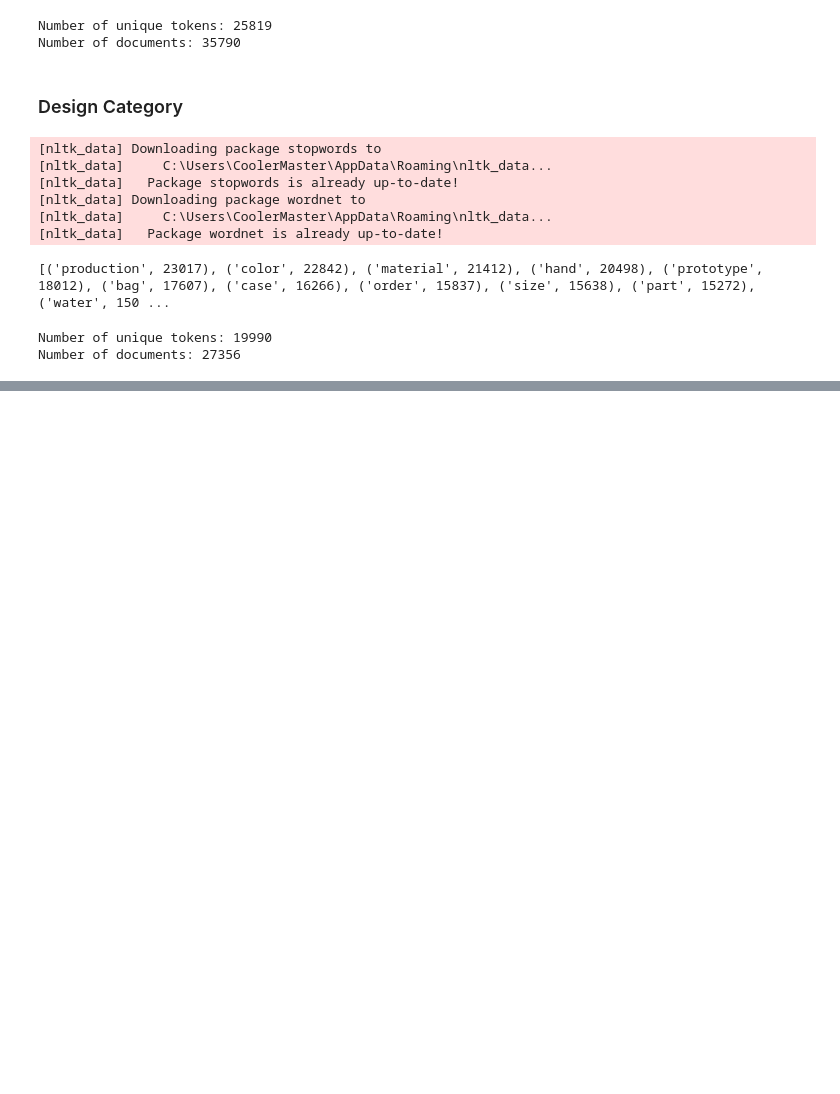
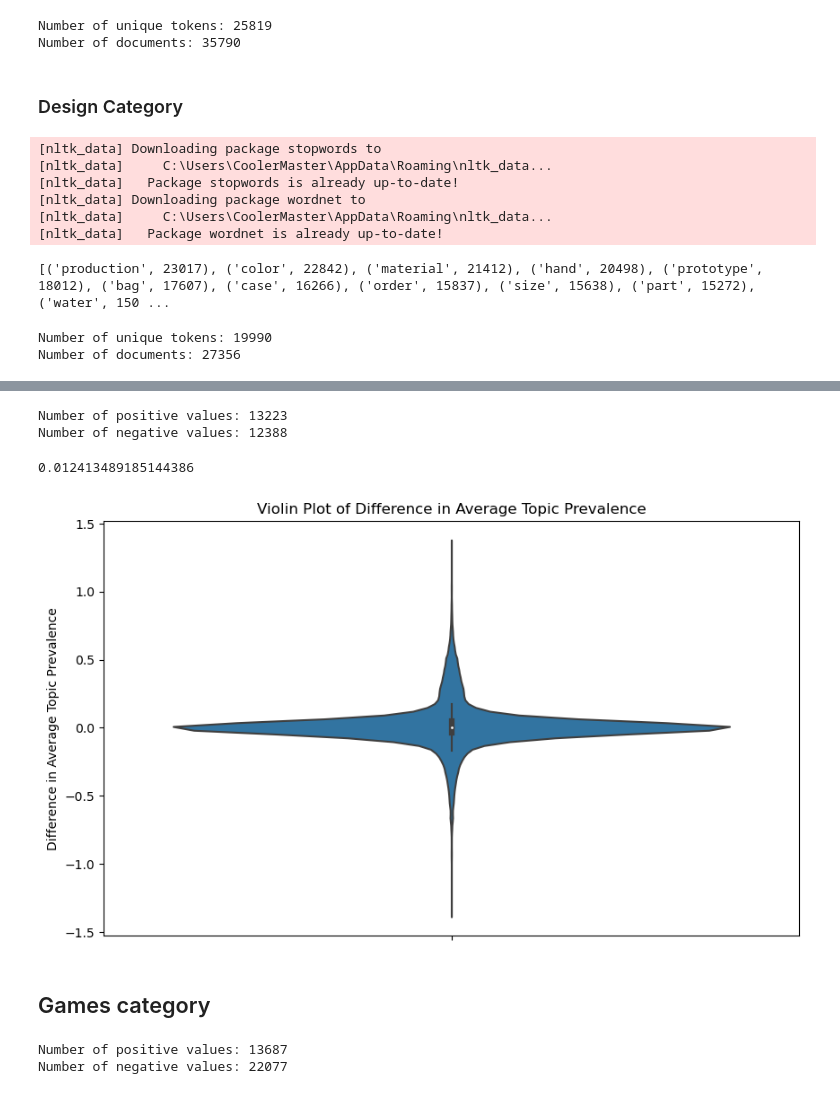
Before and after one commit to Hans-Onneken/Bachelorthesis, a Jupyter notebook: LDA_Kickstarter.ipynb, the cells around one changed output, grey strips where cells are left out. Cells and saved outputs as stored; diff of their text form; code cells hidden in the pictures; blank space fills up the shorter version.

```diff
--- a/LDA_Kickstarter.ipynb
+++ b/LDA_Kickstarter.ipynb
@@ -20,4 +26,4 @@ tqdm.pandas()
 # %%
 #from google.colab import drive
 #drive.mount('/content/drive')
-df_lda_kickstarter = pd.read_csv('../kickstarter_cleaned.csv')
+df_lda_kickstarter = pd.read_csv('../kickstarter_cleaned_BERTPPL_Readability.csv')
@@ -115,4 +542,4 @@ def get_top_descriptions(model, df, corpus, chosen_topic, n):
 # LDA
 # %%
 # Remove the columns
-df_lda_kickstarter.drop(df_lda_kickstarter.columns.difference(['project_description', 'project_category_id', 'project_parent_category_id', 'project_state']), axis=1,inplace=True)
+df_lda_kickstarter.drop(df_lda_kickstarter.columns.difference(['project_description', 'project_category_id', 'project_parent_category_id', 'project_state', 'project_launched_at']), axis=1,inplace=True)
@@ -396,0 +863,2 @@ pyLDAvis.save_html(vis, '../LDA/design/vis/100_final.html')
+# %%
+df_lda_kickstarter_technology["year"] = pd.to_datetime(df_lda_kickstarter_technology['project_launched_at']).dt.strftime('%Y')
@@ -396,0 +935,32 @@ pyLDAvis.save_html(vis, '../LDA/design/vis/100_final.html')
+# %%
+df_lda_kickstarter_technology['difference_average_topic_prevalence'] = df_lda_kickstarter_technology['difference_average_topic_prevalence'] * 100
+# %%
+# Count of positive values
+positive_count = (df_lda_kickstarter_technology['difference_average_topic_prevalence'] > 0).sum()
+
+# Count of negative values
+negative_count = (df_lda_kickstarter_technology['difference_average_topic_prevalence'] < 0).sum()
+
+print(f'Number of positive values: {positive_count}')
+print(f'Number of negative values: {negative_count}')
+# %% [output]
+Number of positive values: 13223
+Number of negative values: 12388
+# %%
+print(df_lda_kickstarter_technology['difference_average_topic_prevalence'].mean())
+# %% [output]
+0.012413489185144386
+# %%
+import seaborn as sns
+import matplotlib.pyplot as plt
+
+# Create a violin plot for the 'difference_average_topic_prevalence' variable
+plt.figure(figsize=(10, 6))
+sns.violinplot(y='difference_average_topic_prevalence', data=df_lda_kickstarter_technology)
+plt.title('Violin Plot of Difference in Average Topic Prevalence')
+plt.ylabel('Difference in Average Topic Prevalence')
+plt.show()
+# %% [output]
+[figure, added]
+# %% [markdown]
+## Games category
@@ -396,0 +982,12 @@ pyLDAvis.save_html(vis, '../LDA/design/vis/100_final.html')
+# %%
+# Count of positive values
+positive_count = (df_lda_kickstarter_games['difference_average_topic_prevalence'] > 0).sum()
+
+# Count of negative values
+negative_count = (df_lda_kickstarter_games['difference_average_topic_prevalence'] < 0).sum()
+
+print(f'Number of positive values: {positive_count}')
+print(f'Number of negative values: {negative_count}')
+# %% [output]
+Number of positive values: 13687
+Number of negative values: 22077
```
Also changed, not shown: parts of 70 cells of this notebook, 10 other files.
